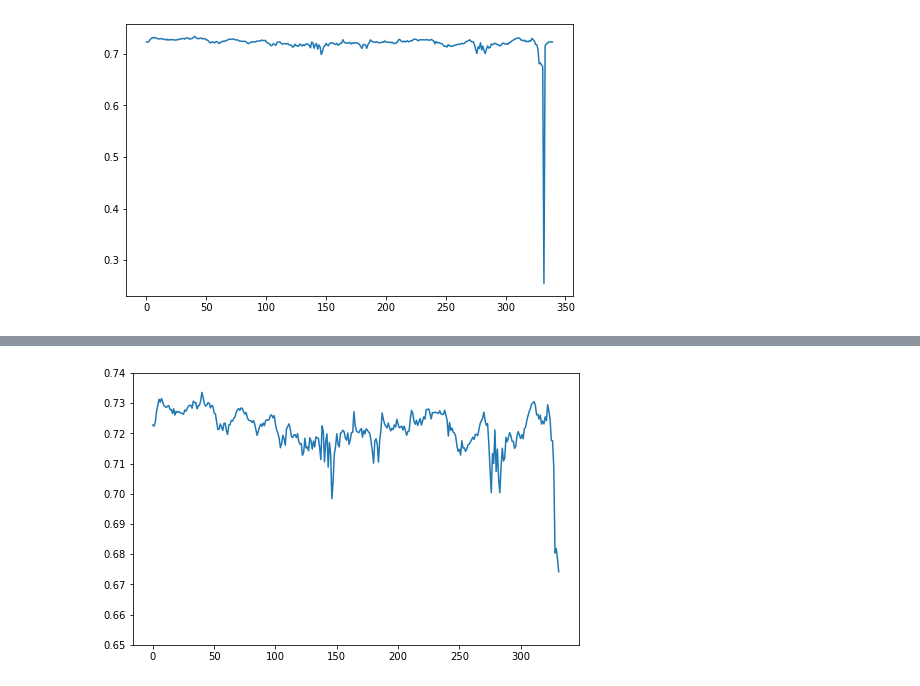
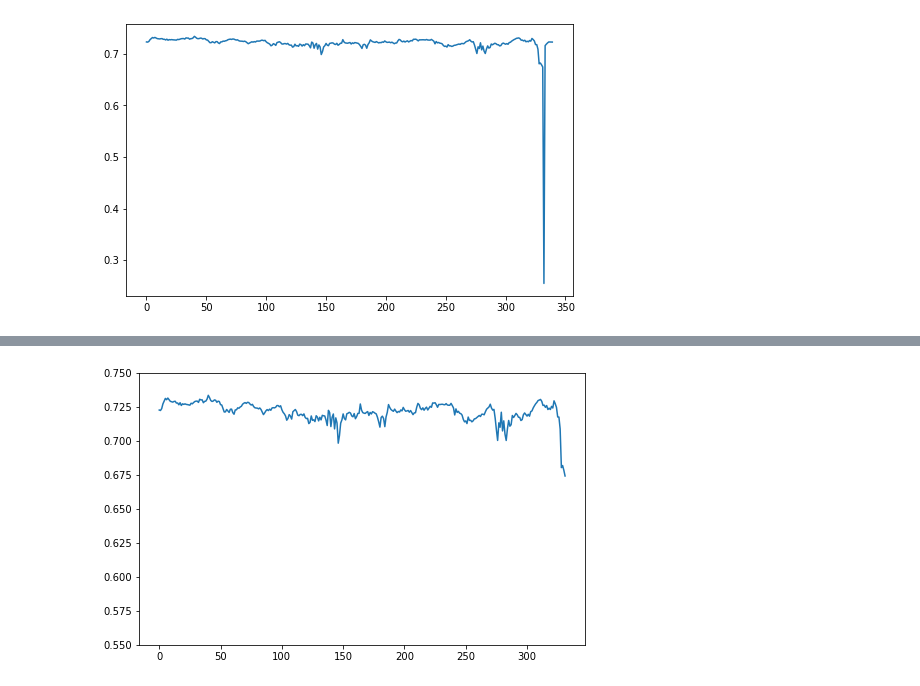
Before and after one commit to KNU-BrainAI-Capstone2021/SIB, a Jupyter notebook: examples/preprocessing/analyze.ipynb, the cells around one changed output, grey strips where cells are left out. Saved outputs shown, nothing was run; the diff lists cells and outputs as text; code cells hidden in the pictures.

```diff
--- a/examples/preprocessing/analyze.ipynb
+++ b/examples/preprocessing/analyze.ipynb
@@ -90,7 +52,7 @@ f
 # %%
 plt.figure(figsize=(8,5))
-plt.ylim([0.65,0.74])
+plt.ylim([0.55,0.75])
 plt.plot(f)
 plt.show()
 # %% [output]
-[figure, old version]
+[figure, new version]
```
Also changed, not shown: parts of 12 cells of this notebook.
